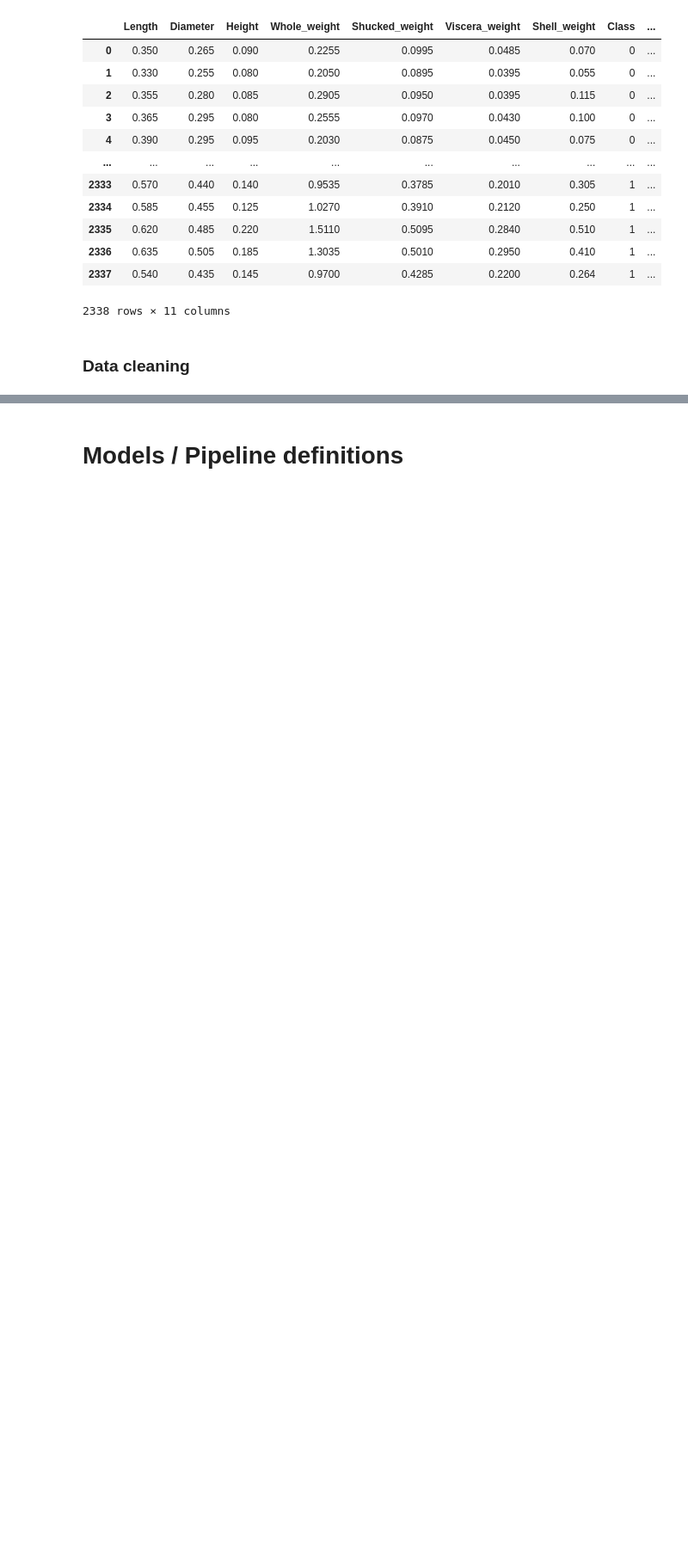
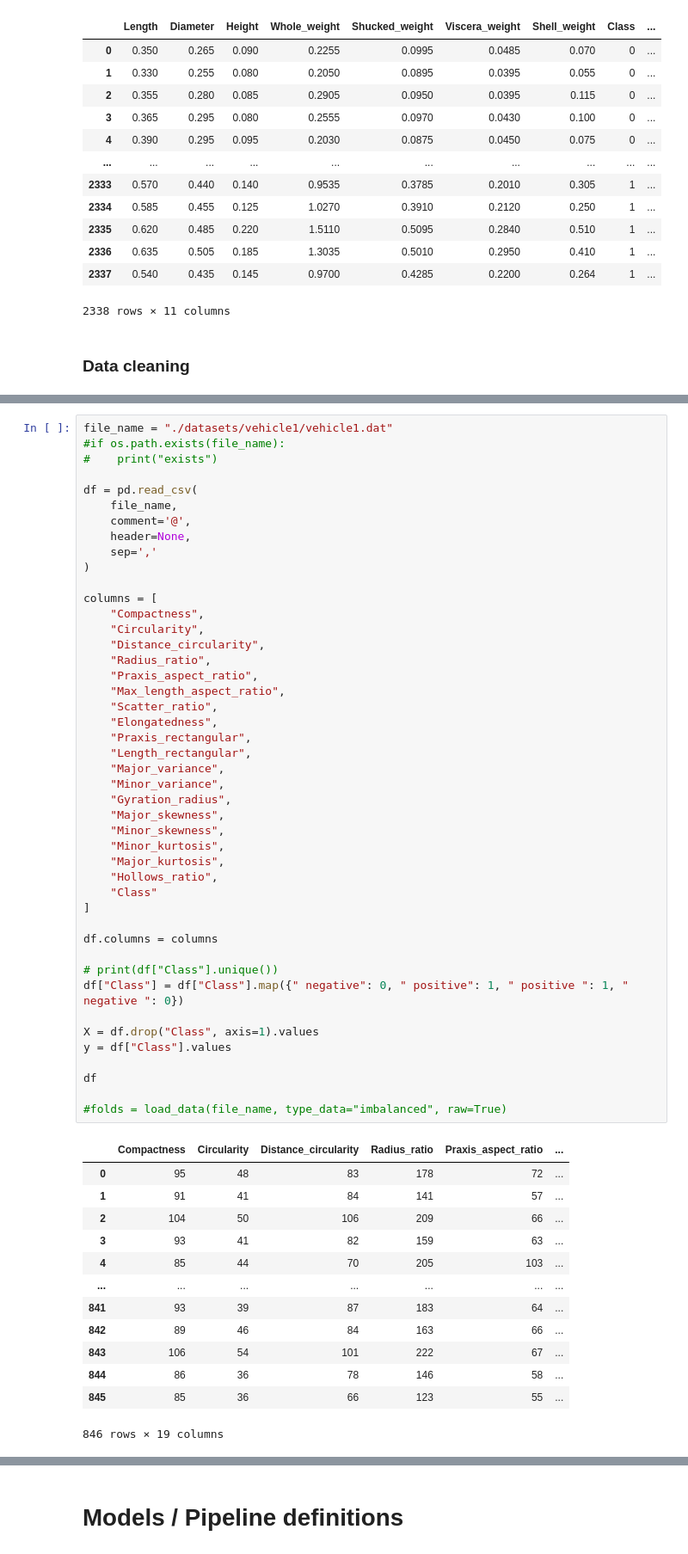
Before and after one commit to Matdrox/dl_music_label_swapping, a Jupyter notebook: binary classification/bin_training_all.ipynb, the cells around one changed output, grey strips where cells are left out. Shown: that part at 86% size. Drawn from its saved outputs; the diff is of its cells as text; blank space fills up the shorter version.

```diff
--- a/binary classification/bin_training_all.ipynb
+++ b/binary classification/bin_training_all.ipynb
@@ -101,0 +307,59 @@ np.float64(39.310344827586206)
+# %%
+file_name = "./datasets/vehicle1/vehicle1.dat"
+#if os.path.exists(file_name):
+#    print("exists")
+
+df = pd.read_csv(
+    file_name,
+    comment='@',
+    header=None,
+    sep=','
+)
+
+columns = [
+    "Compactness",
+    "Circularity",
+    "Distance_circularity",
+    "Radius_ratio",
+    "Praxis_aspect_ratio",
+    "Max_length_aspect_ratio",
+    "Scatter_ratio",
+    "Elongatedness",
+    "Praxis_rectangular",
+    "Length_rectangular",
+    "Major_variance",
+    "Minor_variance",
+    "Gyration_radius",
+    "Major_skewness",
+    "Minor_skewness",
+    "Minor_kurtosis",
+    "Major_kurtosis",
+    "Hollows_ratio",
+    "Class"
+]
+
+df.columns = columns
+
+# print(df["Class"].unique())
+df["Class"] = df["Class"].map({" negative": 0, " positive": 1, " positive ": 1, " negative ": 0})
+
+X = df.drop("Class", axis=1).values
+y = df["Class"].values
+
+df
+
+#folds = load_data(file_name, type_data="imbalanced", raw=True)
+# %% [output]
+|  | Compactness | Circularity | Distance_circularity | Radius_ratio | Praxis_aspect_ratio | ... |
+| 0 | 95 | 48 | 83 | 178 | 72 | ... |
+| 1 | 91 | 41 | 84 | 141 | 57 | ... |
+| 2 | 104 | 50 | 106 | 209 | 66 | ... |
+| 3 | 93 | 41 | 82 | 159 | 63 | ... |
+| 4 | 85 | 44 | 70 | 205 | 103 | ... |
+| ... | ... | ... | ... | ... | ... | ... |
+| 841 | 93 | 39 | 87 | 183 | 64 | ... |
+| 842 | 89 | 46 | 84 | 163 | 66 | ... |
+| 843 | 106 | 54 | 101 | 222 | 67 | ... |
+| 844 | 86 | 36 | 78 | 146 | 58 | ... |
+| 845 | 85 | 36 | 66 | 123 | 55 | ... |
+846 rows × 19 columns
```
Also changed, not shown: parts of 17 cells of this notebook, 2 other files.
